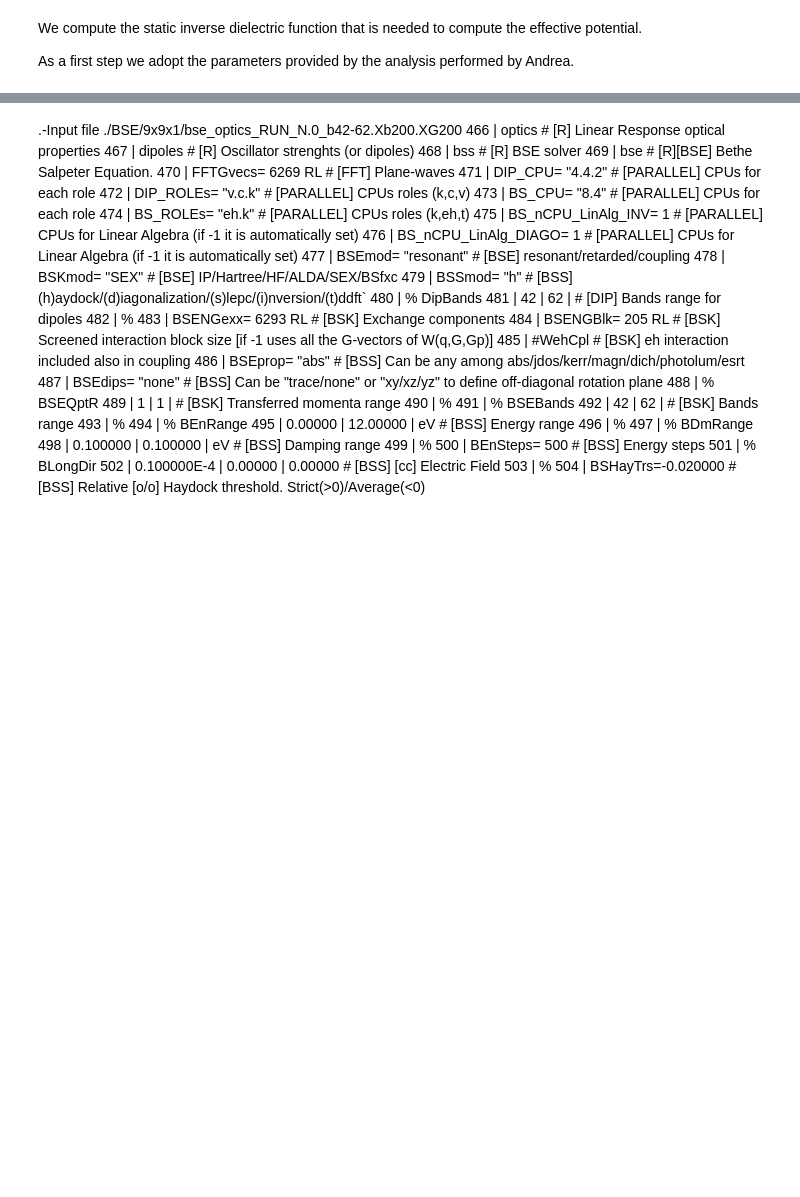
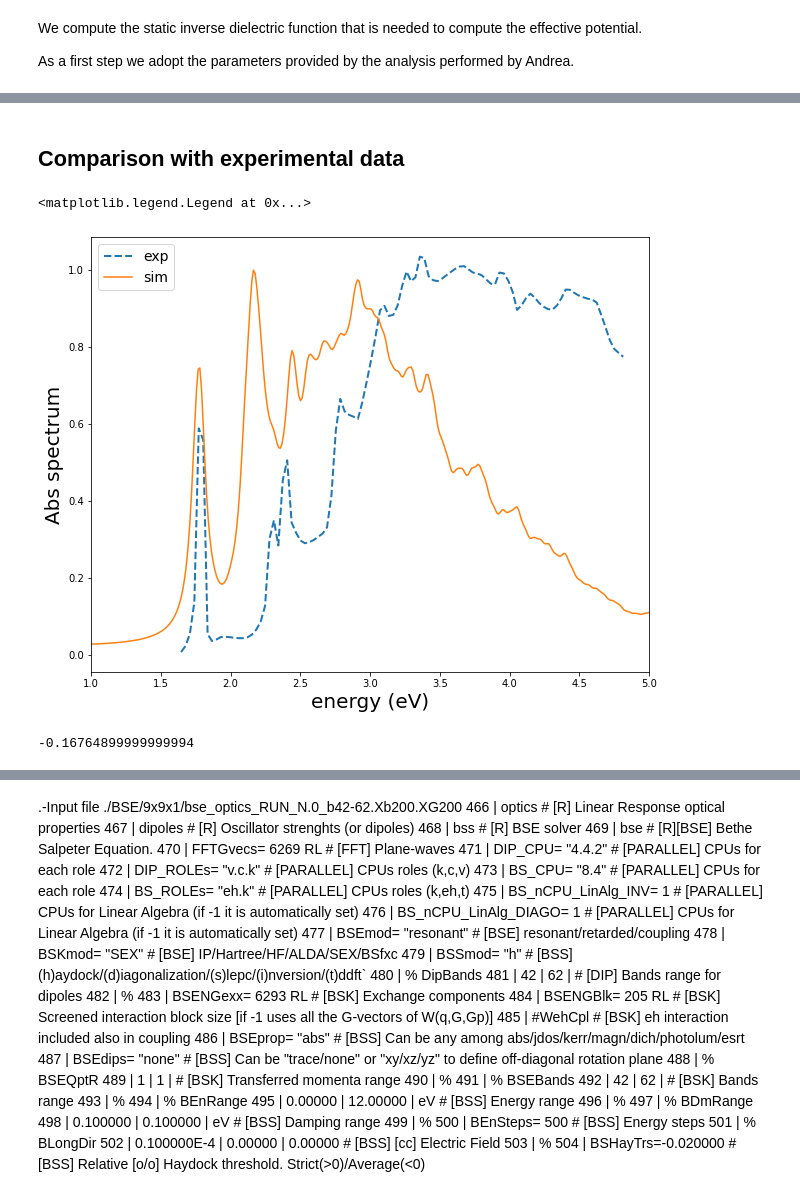
Before and after one commit to marcodalessandro76/WSe2, a Jupyter notebook: EQ_Optics.ipynb, the cells around one changed output, grey strips where cells are left out. Drawn from its saved outputs; the diff is of its cells as text; code cells hidden in the pictures; blank space fills up the shorter version.

```diff
--- a/EQ_Optics.ipynb
+++ b/EQ_Optics.ipynb
@@ -318,0 +373,24 @@ ax.legend(fontsize=14)
+# %% [markdown]
+## Comparison with experimental data
+# %%
+alpha_exp = 'Experiment/alpha.dat'
+data_exp = np.loadtxt(alpha_exp,delimiter=',').T
+energy_exp,abs_exp = data_exp
+# %%
+fig, ax = plt.subplots(figsize=(10, 8))
+
+ax.plot(0.16+energy_exp,abs_exp,label='exp',linestyle='--',linewidth=2)
+
+data = results[2].data['eps_q1_haydock_bse']
+energy = data['energy'][80:] # starts from 1 eV
+eps_im = data['eps_imag'][80:]
+alpha = eps_im/energy
+#alpha = np.true_divide(eps_im,energy,out=np.zeros_like(eps_im),where=energy!=0)
+ax.plot(energy,alpha/max(alpha),label='sim')
+ax.set_xlim(1,5)
+ax.set_ylabel('Abs spectrum',size=20)
+ax.set_xlabel('energy (eV)',size=20)
+ax.legend(fontsize=14)
+# %% [output]
+<matplotlib.legend.Legend at 0x...>
+[figure, added]
@@ -318,0 +403,5 @@ ax.legend(fontsize=14)
+# %%
+scissor = abs_exp_max[0]-abs_max[0]
+scissor
+# %% [output]
+-0.16764899999999994
```
Also changed, not shown: parts of 29 cells of this notebook, 4 other files.
